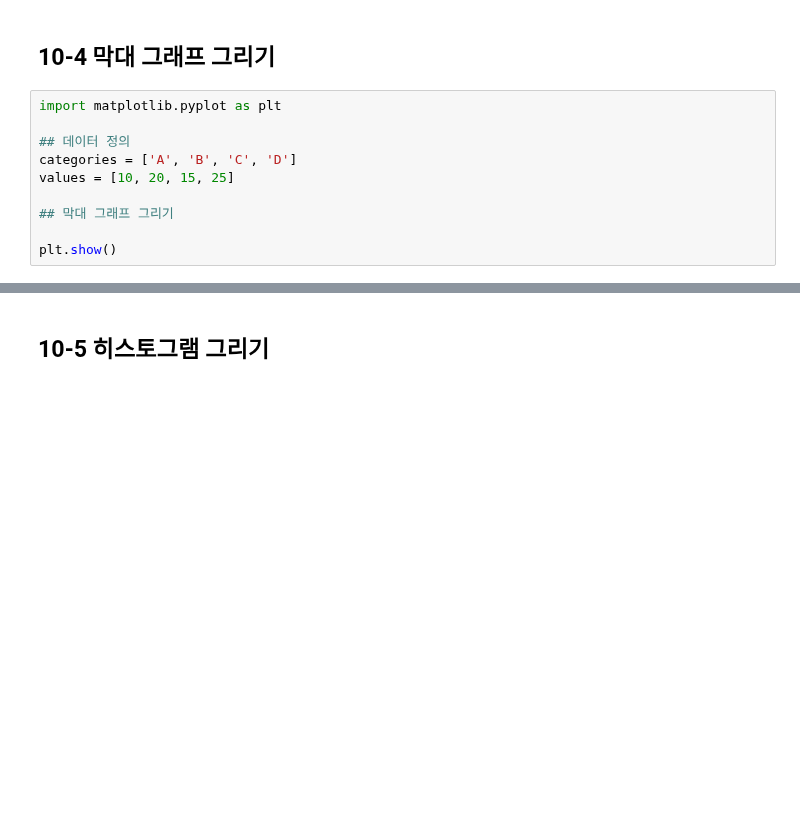
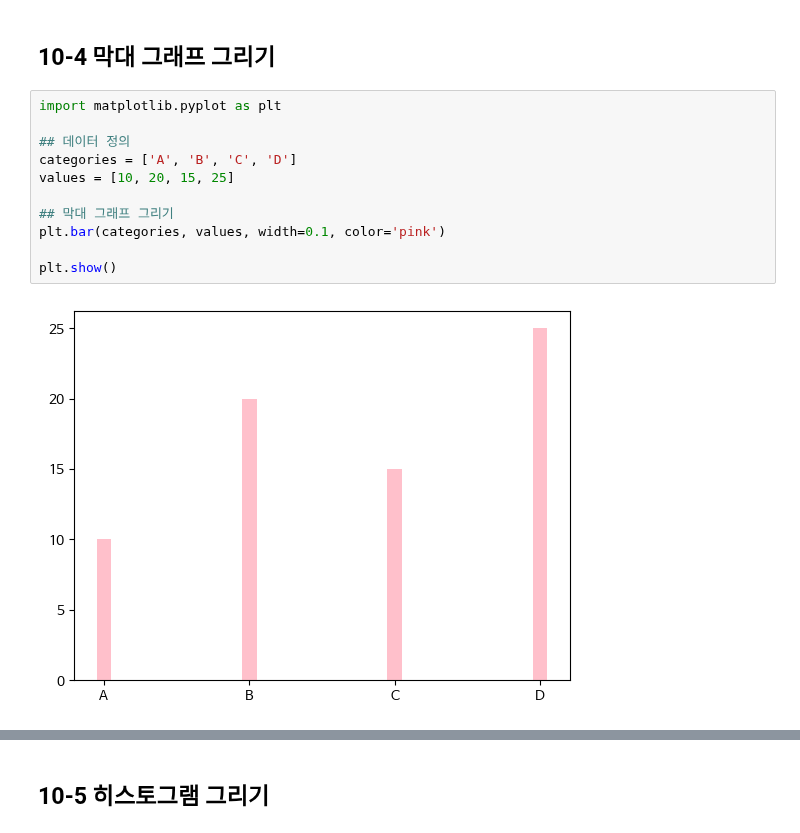
Before and after one commit to Nis4Newt/Data-Analysis-with-Open-Source, a Jupyter notebook: 오픈소스_데이터_분석_10강.ipynb, the cells around one changed output, grey strips where cells are left out. Cells and saved outputs as stored; diff of their text form; blank space fills up the shorter version.

```diff
--- a/오픈소스_데이터_분석_10강.ipynb
+++ b/오픈소스_데이터_분석_10강.ipynb
@@ -108,13 +108,16 @@ plt.show()
 # %%
 import matplotlib.pyplot as plt
 
 ## 데이터 정의
 categories = ['A', 'B', 'C', 'D']
 values = [10, 20, 15, 25]
 
 ## 막대 그래프 그리기
+plt.bar(categories, values, width=0.1, color='pink')
 
 plt.show()
+# %% [output]
+[figure, added]
 # %%
 import matplotlib.pyplot as plt
 
```
Also changed, not shown: parts of 5 cells of this notebook.
